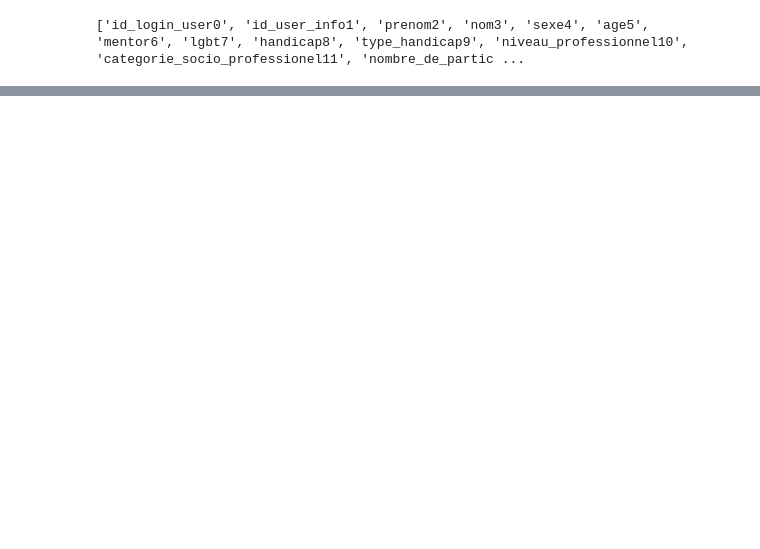
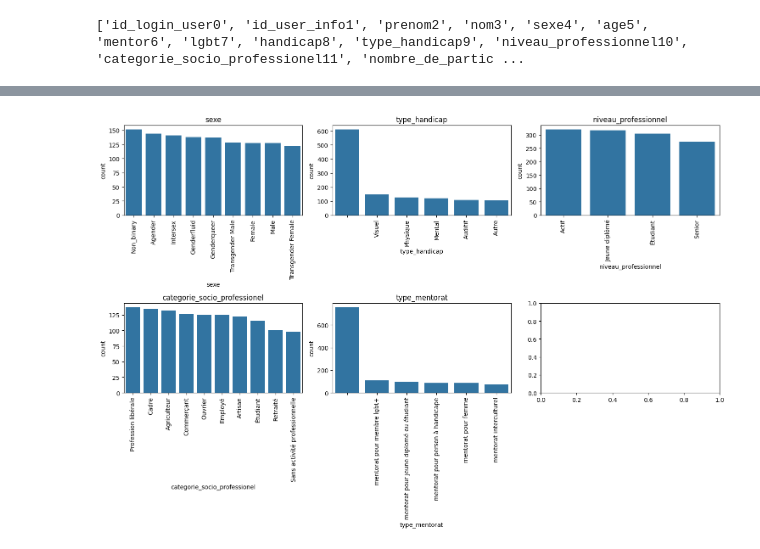
Before and after one commit to kaledguz/HackathonWCS, a Jupyter notebook: ML/extractsql_to_parquet.ipynb, the cells around one changed output, grey strips where cells are left out. Drawn from its saved outputs; the diff is of its cells as text; code cells hidden in the pictures; blank space fills up the shorter version.

```diff
--- a/ML/extractsql_to_parquet.ipynb
+++ b/ML/extractsql_to_parquet.ipynb
@@ -75,0 +173,5 @@ df
+# %%
+# transformation des bool
+df['lgbt'] = df['lgbt'].astype(bool)
+df['mentor'] = df['mentor'].astype(bool)
+df['handicap'] = df['handicap'].astype(bool)
@@ -75,0 +214,8 @@ df
+# %%
+#observation des categorie
+
+for col in df.columns:
+    if df[col].dtype == 'object':  # Check if the column is non-numeric (object type)
+        print(f"Value counts for column '{col}':")
+        print(df[col].nunique())
+        print()  # Print a new line for better readability
@@ -75,0 +237,6 @@ df
+# %%
+for col in df.columns:
+    if df[col].dtype == 'object':  # Check if the column is non-numeric (object type)
+        print(f"Value counts for column '{col}':")
+        print(df[col].unique())
+        print()
@@ -75,0 +262,27 @@ df
+# %%
+dict_clean = {}
+
+
+for col in df.columns:
+    if df[col].dtype == 'object':
+        dict_clean[col] = df[col].value_counts()
+# %%
+i= 0
+nb_col = 3
+nb_lig = 2
+colonne = df.columns
+
+fig, axes = plt.subplots(nb_lig, nb_col, figsize=(15,10))
+
+for k, v in dict_clean.items():
+    sns.barplot(dict_clean[k], ax= axes[i//nb_col, i%nb_col])
+    axes[i//nb_col, i%nb_col].set_title(k)
+    axes[i//nb_col, i%nb_col].set_ylabel('count')
+    axes[i//nb_col, i%nb_col].set_xticklabels(axes[i//nb_col, i%nb_col].get_xticklabels(), rotation=90)
+    i += 1
+
+
+plt.tight_layout()
+plt.show()
+# %% [output]
+[figure, added]
```
Also changed, not shown: parts of 18 cells of this notebook, 2 other files.
